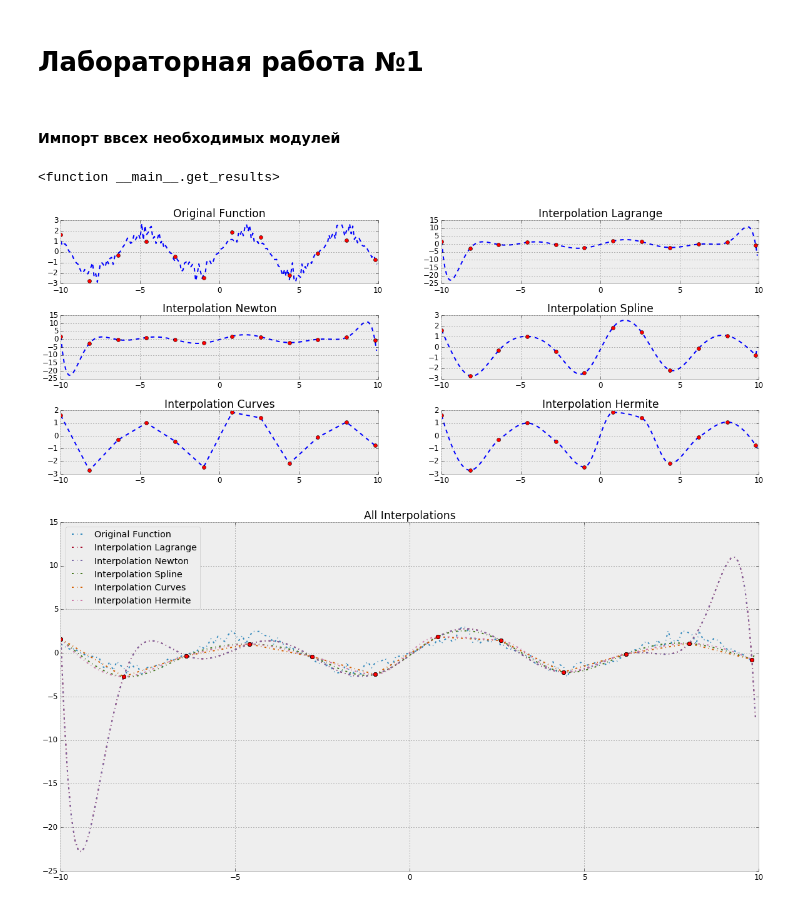
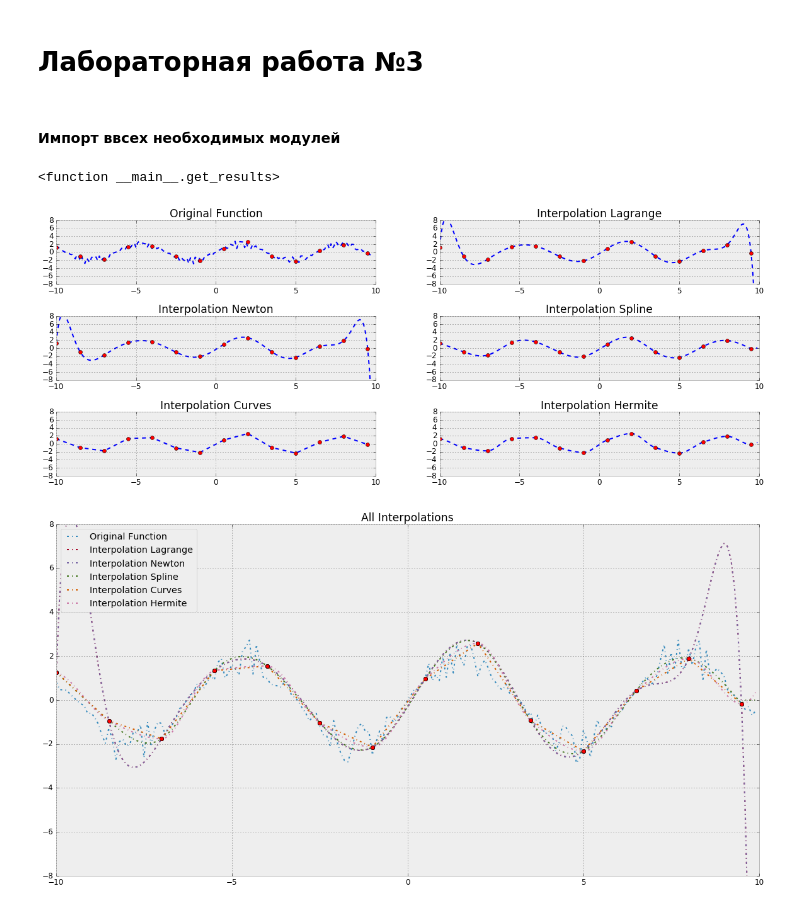
Before and after one commit to nikelsj11/Studying, a Jupyter notebook: UniversityTasks/ComputationalGeometry/Лабораторная работа №3.ipynb, the cells around one changed output. Drawn from its saved outputs; the diff is of its cells as text; code cells hidden in the pictures.

```diff
--- a/UniversityTasks/ComputationalGeometry/Лабораторная работа №3.ipynb
+++ b/UniversityTasks/ComputationalGeometry/Лабораторная работа №3.ipynb
@@ -1,5 +1,5 @@
 # %% [markdown]
-# Лабораторная работа №1
+# Лабораторная работа №3
 # %% [markdown]
 #### Импорт ввсех необходимых модулей
 # %%
@@ -68,35 +68,37 @@ def get_results(step_count):
         },
         {
             'label': 'Interpolation Hermite',
-            'get_y': PchipInterpolator(initial_x, initial_y),
+            'get_y': HermiteInterpolation(initial_x, initial_y).get_list,
             'get_x': x
         },
     ]
 
     plt.figure(0).subplots_adjust(hspace=.5)
     for pos, interpolation in enumerate(interpoation_list):
         ax = plt.subplot(4, 2, pos + 1)
         ax.set_title(interpolation['label'])
+        ax.set_ylim([-8,8])
         plt.plot(interpolation['get_x'], interpolation['get_y'](x), 'b--')
         plt.plot(initial_x, initial_y, 'ro')
 
     plt.figure(1)
     ax = plt.subplot(1, 1, 1)
     ax.set_title('All Interpolations')
+    ax.set_ylim([-8,8])
     plt.plot(initial_x, initial_y, 'ro')
     for pos, interpolation in enumerate(interpoation_list):
         plt.plot(
             interpolation['get_x'],
             interpolation['get_y'](x),
             '-.',
             label=interpolation['label']
         )
         plt.plot(initial_x, initial_y, 'ro')
     plt.legend(loc='upper left')
 
 
-interact(get_results, step_count=widgets.IntSlider(min=1,max=20,step=1,value=12))
+interact(get_results, step_count=widgets.IntSlider(min=3,max=20,step=1,value=14))
 # %% [output]
 <function __main__.get_results>
-[figure, old version]
+[figure, new version]
-[figure, old version]
+[figure, new version]
```
Also changed, not shown: parts of 2 cells of this notebook, 7 other files.
